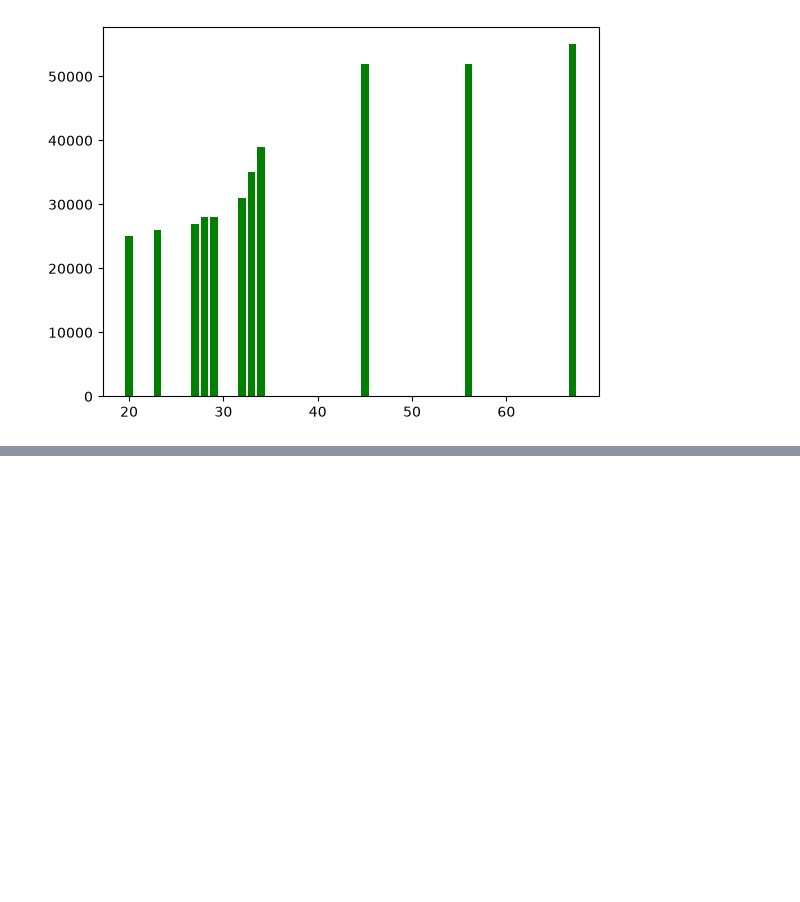
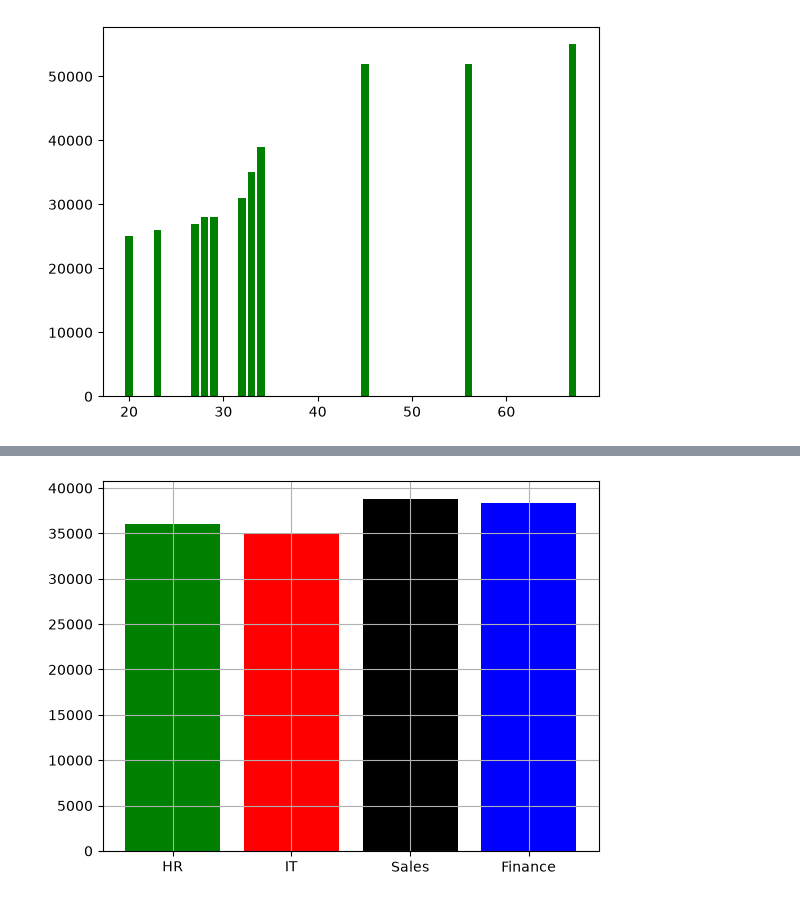
Before and after one commit to anojpradhan/learningDS, a Jupyter notebook: matplotlib.ipynb, the cells around one changed output, grey strips where cells are left out. Saved outputs shown, nothing was run; the diff lists cells and outputs as text; code cells hidden in the pictures; blank space fills up the shorter version.

```diff
--- a/matplotlib.ipynb
+++ b/matplotlib.ipynb
@@ -108,0 +170,11 @@ plt.show()
+# %%
+# bar plot
+hr_sal_mean= sum(hr_salaries)/len(hr_salaries)
+it_sal_mean= sum(it_salaries)/len(it_salaries)
+sales_sal_mean= sum(sales_salaries)/len(sales_salaries)
+fin_sal_mean= sum(fin_salaries)/len(fin_salaries)
+plt.bar(["HR","IT","Sales","Finance"], [hr_sal_mean,it_sal_mean,sales_sal_mean,fin_sal_mean], color=['green','red','black','blue'])
+plt.grid()
+plt.show()
+# %% [output]
+[figure, added]
```
Also changed, not shown: parts of 8 cells of this notebook.
